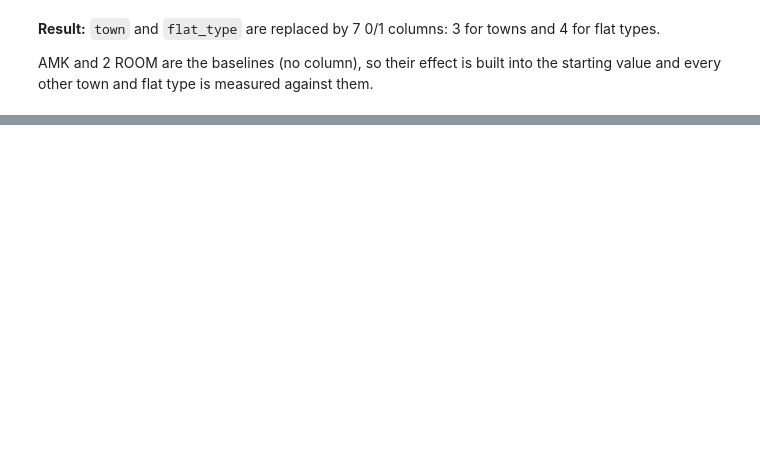
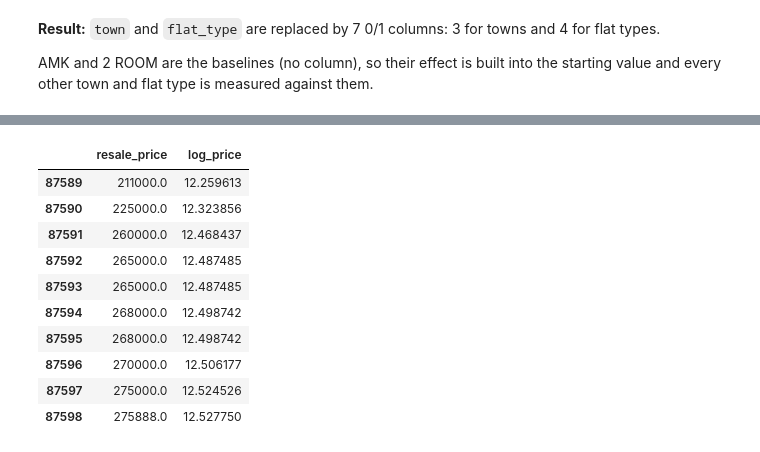
Before and after one commit to philbert-wong/WAD-G8-Group-7-project, a Jupyter notebook: prep/priceRegression.ipynb, the cells around one changed output, grey strips where cells are left out. Drawn from its saved outputs; the diff is of its cells as text; code cells hidden in the pictures; blank space fills up the shorter version.

```diff
--- a/prep/priceRegression.ipynb
+++ b/prep/priceRegression.ipynb
@@ -627,0 +637,18 @@ AMK and 2 ROOM are the baselines (no column), so their effect is built into the
+# %%
+#3. Target: log of the resale_price
+df["log_price"] = np.log(df["resale_price"])
+
+#check price next to its log
+df[["resale_price", "log_price"]].head(10)
+# %% [output]
+|  | resale_price | log_price |
+| 87589 | 211000.0 | 12.259613 |
+| 87590 | 225000.0 | 12.323856 |
+| 87591 | 260000.0 | 12.468437 |
+| 87592 | 265000.0 | 12.487485 |
+| 87593 | 265000.0 | 12.487485 |
+| 87594 | 268000.0 | 12.498742 |
+| 87595 | 268000.0 | 12.498742 |
+| 87596 | 270000.0 | 12.506177 |
+| 87597 | 275000.0 | 12.524526 |
+| 87598 | 275888.0 | 12.527750 |
```
Also changed, not shown: parts of 31 cells of this notebook, 1 other file.
